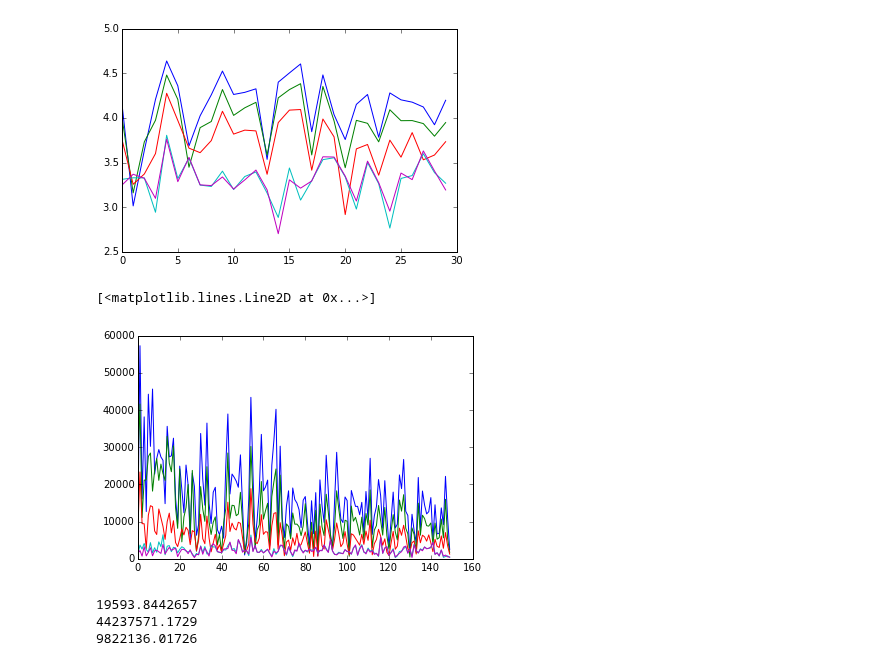
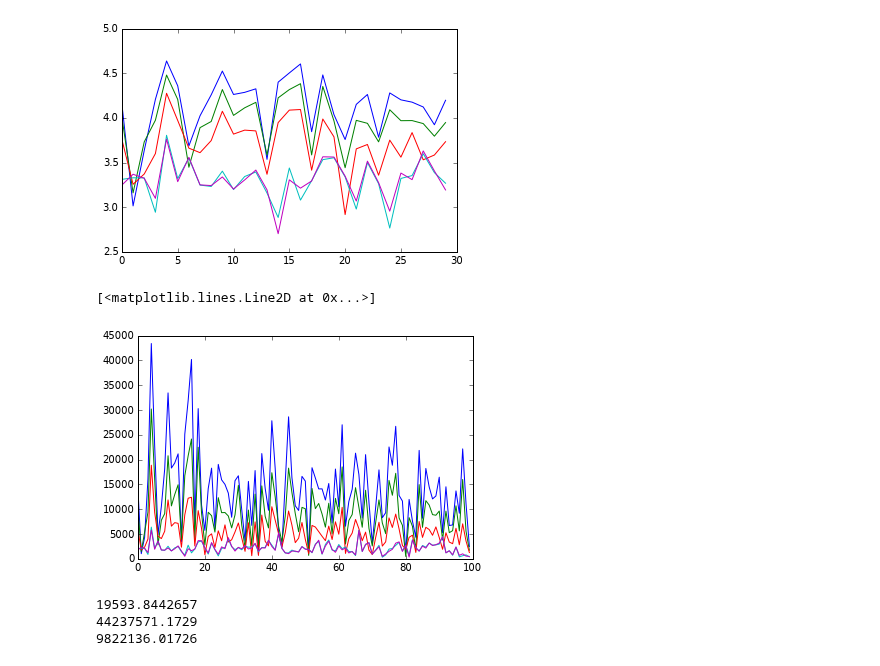
Before and after one commit to DawesLab/CCDimage, a Jupyter notebook: Additional figures for paper.ipynb, the cells around one changed output. Cells and saved outputs as stored; diff of their text form; code cells hidden in the pictures.

```diff
--- a/Additional figures for paper.ipynb
+++ b/Additional figures for paper.ipynb
@@ -54,14 +54,14 @@ plt.plot(np.log10(abs(np.average(dataE[200:230],axis=(1,2)))))
 [<matplotlib.lines.Line2D at 0x...>]
 [figure]
 # %%
-plt.plot(abs(np.average(dataA[150:300],axis=(1,2))))
-plt.plot(abs(np.average(dataB[150:300],axis=(1,2))))
-plt.plot(abs(np.average(dataC[150:300],axis=(1,2))))
-plt.plot(abs(np.average(dataD[150:300],axis=(1,2))))
-plt.plot(abs(np.average(dataE[150:300],axis=(1,2))))
+plt.plot(abs(np.average(dataA[200:300],axis=(1,2))))
+plt.plot(abs(np.average(dataB[200:300],axis=(1,2))))
+plt.plot(abs(np.average(dataC[200:300],axis=(1,2))))
+plt.plot(abs(np.average(dataD[200:300],axis=(1,2))))
+plt.plot(abs(np.average(dataE[200:300],axis=(1,2))))
 # %% [output]
 [<matplotlib.lines.Line2D at 0x...>]
-[figure, old version]
+[figure, new version]
 # %%
 print np.average(abs(dataA[210]))
 print np.var(abs(dataA[210]))
```
Also changed, not shown: 2 other files.
